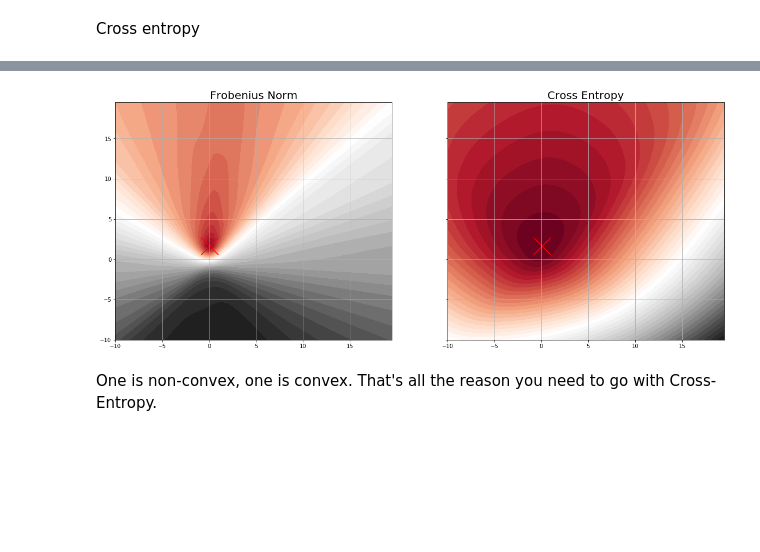
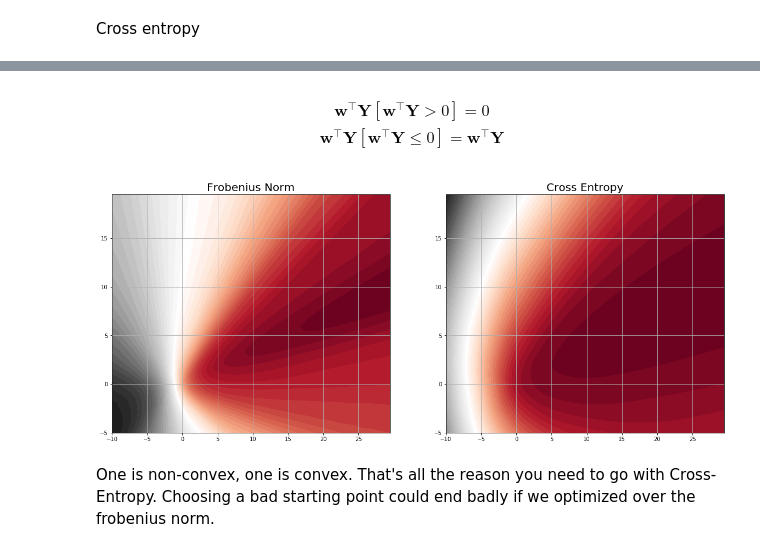
Before and after one commit to tXiao95/py_experiments, a Jupyter notebook: LogisticRegressionObjectiveFunction.ipynb, the cells around one changed output, grey strips where cells are left out. Drawn from its saved outputs; the diff is of its cells as text; code cells hidden in the pictures; blank space fills up the shorter version.

```diff
--- a/LogisticRegressionObjectiveFunction.ipynb
+++ b/LogisticRegressionObjectiveFunction.ipynb
@@ -35,4 +78,0 @@ def objective_lstsq(B):
-# %%
-def objective_CE(B):
-    A = np.array([B[0], B[1]])
-    return -1/n * np.trace(np.outer(Ytrain, np.log(softmax(Xtrain @ A))))
@@ -38,0 +84,6 @@ def objective_CE(B):
+# %%
+def objective_lstsq(W):
+    S = W @ Ytrain
+    A = S; A[A > 0] = 0
+    S = softmax(S, A)
+    return np.linalg.norm(S - Ctrain)
@@ -39,27 +120,38 @@ def objective_CE(B):
+# %% [markdown]
+\begin{gather}
+\textbf{w}^\top \textbf{Y}[\textbf{w}^\top \textbf{Y}>0]=0 \\
+\textbf{w}^\top \textbf{Y}[\textbf{w}^\top \textbf{Y}\leq 0]=\textbf{w}^\top \textbf{Y}
+\end{gather}
+# %%
+def objective_CE(W):
+    S = W @ Ytrain
+    A = S; A[A > 0] = 0
+    S = softmax(S, A)
+    E = -1/n*np.inner(Ctrain, np.log(S)) - 1/n*np.inner(1 - Ctrain, np.log(1 - S))
+    return E
 # %%
 # Model Preds grid
-xmin=-10; xmax=20
-ymin=-10; ymax=20
-x = np.arange(xmin, xmax,.5)
-y = np.arange(ymin, ymax,.5)[::-1]
+xmin=-10; xmax=30
+ymin=-5; ymax=20
+x = np.arange(xmin, xmax, .5)
+y = np.arange(ymin, ymax, .5)[::-1]
 X, Y = np.meshgrid(x,y)
 Z = np.stack((X, Y), axis=0)
 # %%
 outputLSTSQ = np.apply_along_axis(objective_lstsq, axis=0, arr=Z)
 outputCE = np.apply_along_axis(objective_CE, axis=0, arr=Z)
 # %%
-fig, axs = plt.subplots(1, 2, sharex=True, sharey=True)
+fig, axs = plt.subplots(1, 2, sharex=False, sharey=False)
 fig.set_figheight(8)
 fig.set_figwidth(20)
 axs[0].contourf(X, Y, outputLSTSQ, 50, cmap='RdGy')
 axs[1].contourf(X, Y, outputCE, 50, cmap='RdGy')
-axs[0].scatter(B_true[0], B_true[1], marker='x', c='red', s=1000)
-axs[1].scatter(B_true[0], B_true[1], marker='x', c='red', s=1000)
 axs[1].set_title('Cross Entropy', size=20)
 axs[0].set_title('Frobenius Norm', size=20)
 axs[0].grid()
 axs[1].grid()
 # %% [output]
-[figure, old version]
+[figure, new version]
 # %% [markdown]
-One is non-convex, one is convex. That's all the reason you need to go with Cross-Entropy.
+One is non-convex, one is convex. That's all the reason you need to go with Cross-Entropy. Choosing a bad starting point could
+end badly if we optimized over the frobenius norm.
```
Also changed, not shown: parts of 28 cells of this notebook, 2 other files.
